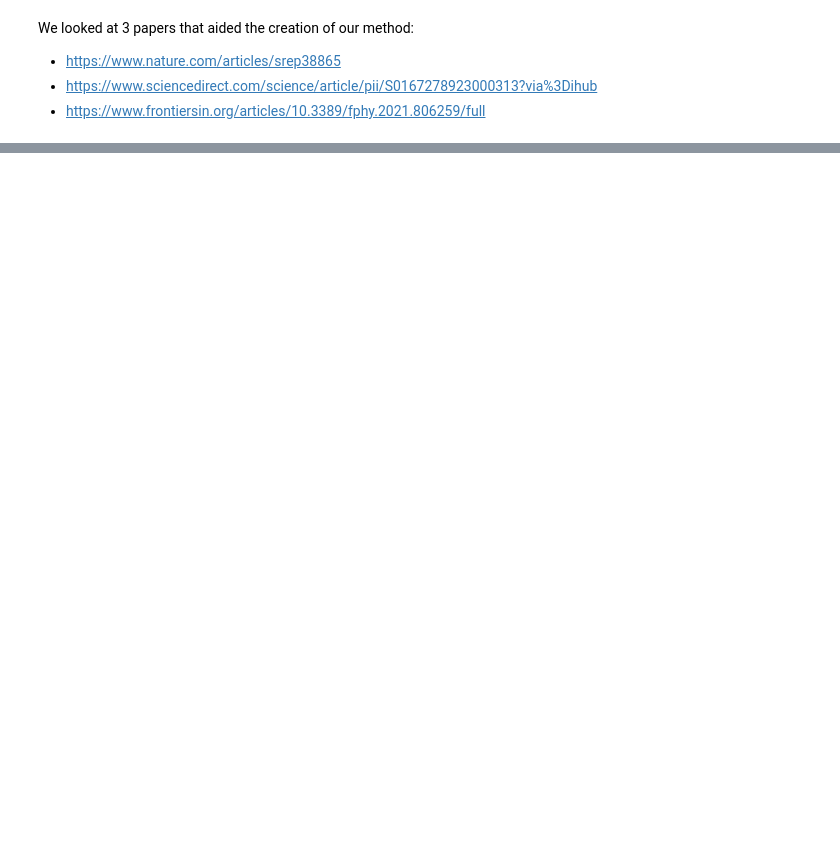
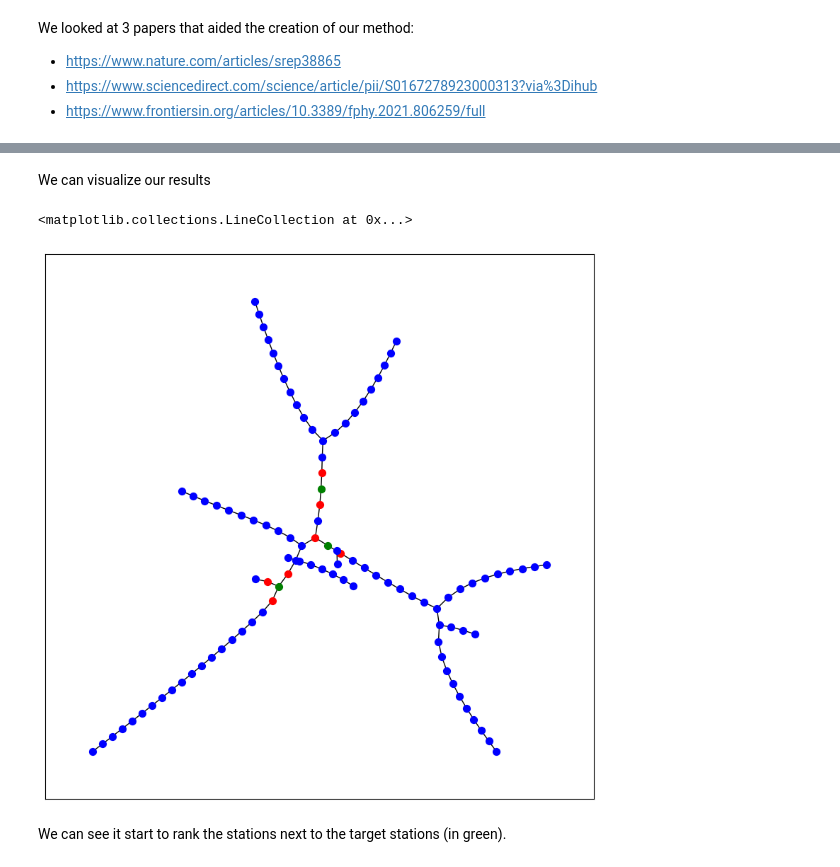
Before and after one commit to sreejeetsreenivasan/PIC16B-Project, a Jupyter notebook: Project_Main/BowenMain.ipynb, the cells around one changed output, grey strips where cells are left out. Saved outputs shown, nothing was run; the diff lists cells and outputs as text; code cells hidden in the pictures; blank space fills up the shorter version.

```diff
--- a/Project_Main/BowenMain.ipynb
+++ b/Project_Main/BowenMain.ipynb
@@ -15,8 +15,8 @@ import BowenProjectFunctions as bpf
 # %% [markdown]
 Next, we grab the static gtfs rail text files and read them into dataframes.
 # %%
-trips = pd.read_csv('../gtfs_rail/trips.txt')
-stops = pd.read_csv('../gtfs_rail/stops.txt')
+trips = pd.read_csv('gtfs_rail/trips.txt')
+stops = pd.read_csv('gtfs_rail/stops.txt')
 # %% [markdown]
 # 2. Cleaning the Data
 
@@ -195,0 +225,19 @@ bpf.get_ranked_stations(bpf.rlp(f, A_busy, epsilon, 3). NL)
+# %%
+# Now for Concert/Stadium Stations
+
+# get f
+f = np.zeros((1,len(NL)))
+busy_station_indices = bpf.station_id_to_index(Destination_station_ids, NL)
+for i in busy_station_indices:
+    f[0][i[1]] = 1
+
+# Get adjacency matrix
+A_stadium = nx.adjacency_matrix(rail_network)
+A_stadium = A_stadium.toarray()
+
+# epsilon
+epsilon = 0.1
+
+
+# Calculate
+bpf.get_ranked_stations(bpf.rlp(f, A_stadium, epsilon, 3), NL)
@@ -195,0 +262,21 @@ bpf.get_ranked_stations(bpf.rlp(f, A_busy, epsilon, 3). NL)
+# %% [markdown]
+We can visualize our results
+# %%
+# Get the top 6 stations
+important_stations = list(bpf.get_ranked_stations(bpf.rlp(f, A_stadium, epsilon, 3), NL))[:7]
+# The Stations we care about
+Destination_station_ids
+# remaining stations
+remaining_nodes = list(set(rail_network.nodes()) - set(important_stations) - set(Destination_station_ids))
+
+fig = plt.figure(figsize=(10, 10))
+layout = nx.kamada_kawai_layout(rail_network)
+nx.draw_networkx_nodes(rail_network, layout, nodelist=important_stations, node_color='red', node_size=50)
+nx.draw_networkx_nodes(rail_network, layout, nodelist=Destination_station_ids, node_color='green', node_size=50)
+nx.draw_networkx_nodes(rail_network, layout, nodelist=remaining_nodes, node_color='blue', node_size=50)
+nx.draw_networkx_edges(rail_network, layout)
+# %% [output]
+<matplotlib.collections.LineCollection at 0x...>
+[figure, added]
+# %% [markdown]
+We can see it start to rank the stations next to the target stations (in green).
```
Also changed, not shown: parts of 11 cells of this notebook, 2 other files.
